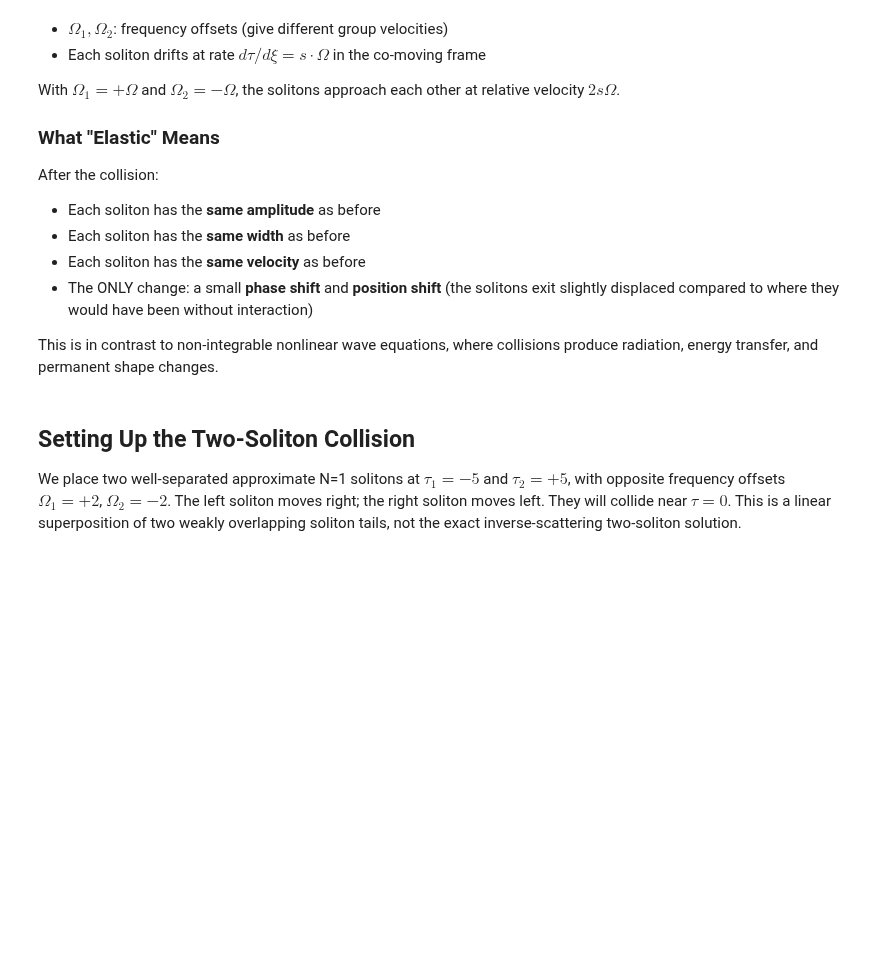
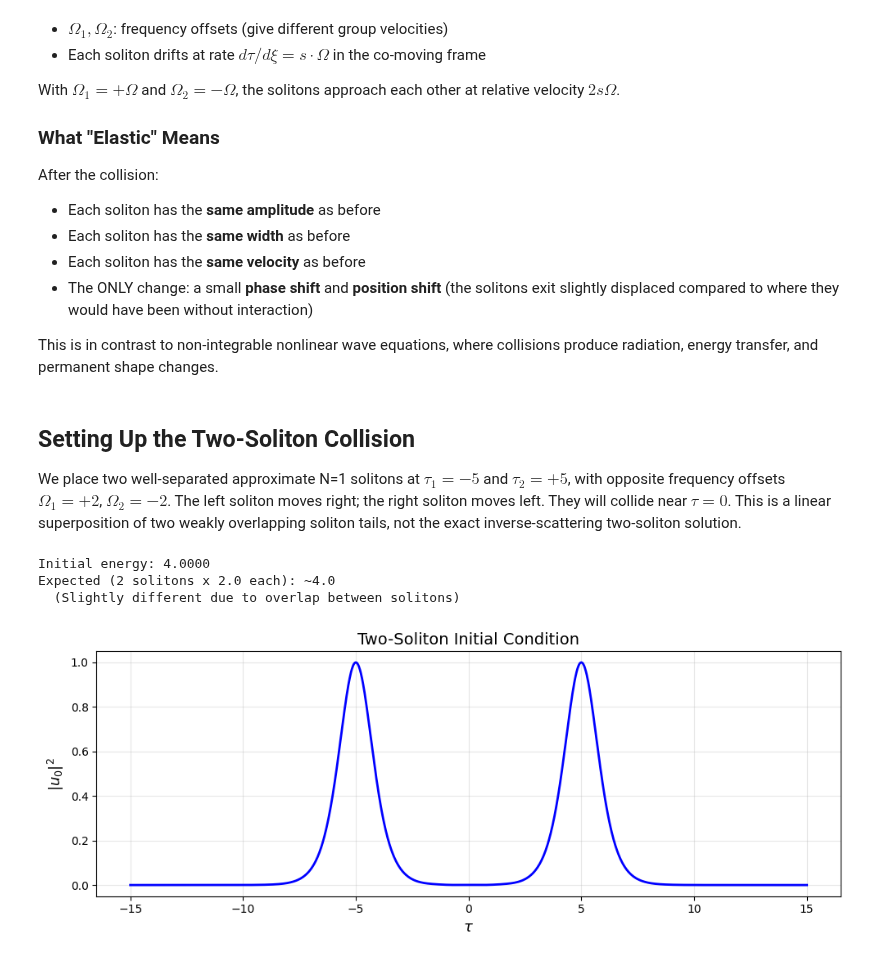
Before and after one commit to abbas-ahmad-cowlar/split-step-fourier-nlse, a Jupyter notebook: notebooks/05_advanced.ipynb, the cells around one changed output. Cells and saved outputs as stored; diff of their text form; code cells hidden in the pictures; blank space fills up the shorter version.

```diff
--- a/notebooks/05_advanced.ipynb
+++ b/notebooks/05_advanced.ipynb
@@ -88,3 +88,45 @@ with opposite frequency offsets $\Omega_1 = +2$, $\Omega_2 = -2$. The left solit
 right; the right soliton moves left. They will collide near $\tau = 0$. This is a linear
 superposition of two weakly overlapping soliton tails, not the exact inverse-scattering
 two-soliton solution.
+# %%
+N_t = 4096
+tau_window = 30.0
+tau, omega, dtau = create_grid(N_t=N_t, tau_window=tau_window)
+
+tau_1 = -5.0
+tau_2 = +5.0
+Omega_1 = +2.0
+Omega_2 = -2.0
+
+def stable_sech(x):
+    """Numerically stable sech(x)."""
+    abs_x = np.abs(x)
+    return 2 * np.exp(-abs_x) / (1 + np.exp(-2 * abs_x))
+
+u0 = (stable_sech(tau - tau_1) * np.exp(1j * Omega_1 * tau) +
+      stable_sech(tau - tau_2) * np.exp(1j * Omega_2 * tau))
+
+xi_max = 5.0
+N_z = 2000
+s = 1
+N_sq = 1.0
+
+E0 = compute_energy(u0, dtau)
+print(f"Initial energy: {E0:.4f}")
+print(f"Expected (2 solitons x 2.0 each): ~4.0")
+print(f"  (Slightly different due to overlap between solitons)")
+
+fig, ax = plt.subplots(figsize=(10, 4))
+mask_init = (tau >= -15) & (tau <= 15)
+ax.plot(tau[mask_init], np.abs(u0[mask_init])**2, 'b-', linewidth=2)
+ax.set_xlabel(r'$\tau$', fontsize=13)
+ax.set_ylabel(r'$|u_0|^2$', fontsize=13)
+ax.set_title('Two-Soliton Initial Condition', fontsize=14)
+ax.grid(True, alpha=0.3)
+fig.tight_layout()
+plt.show()
+# %% [output]
+Initial energy: 4.0000
+Expected (2 solitons x 2.0 each): ~4.0
+  (Slightly different due to overlap between solitons)
+[figure, added]
```
